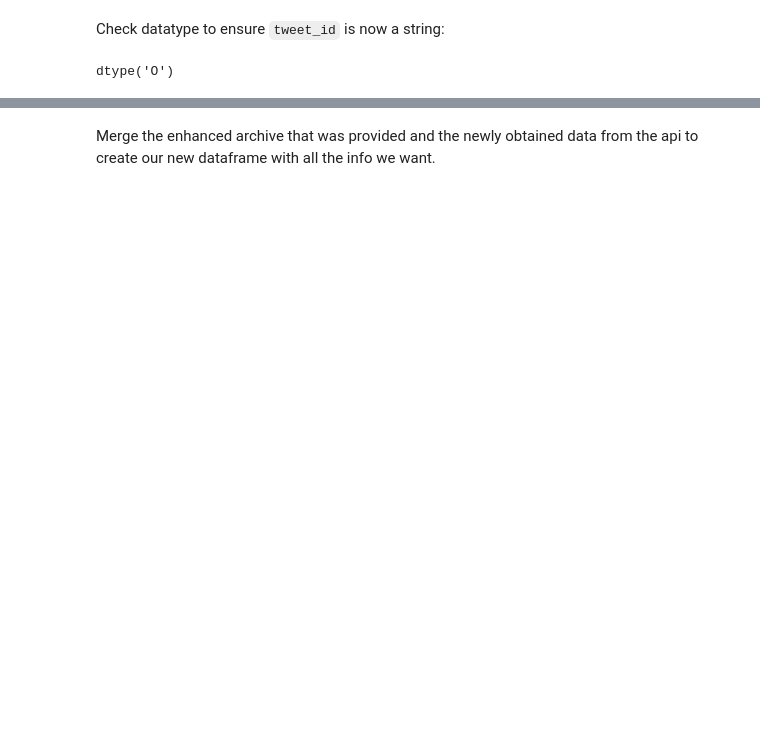
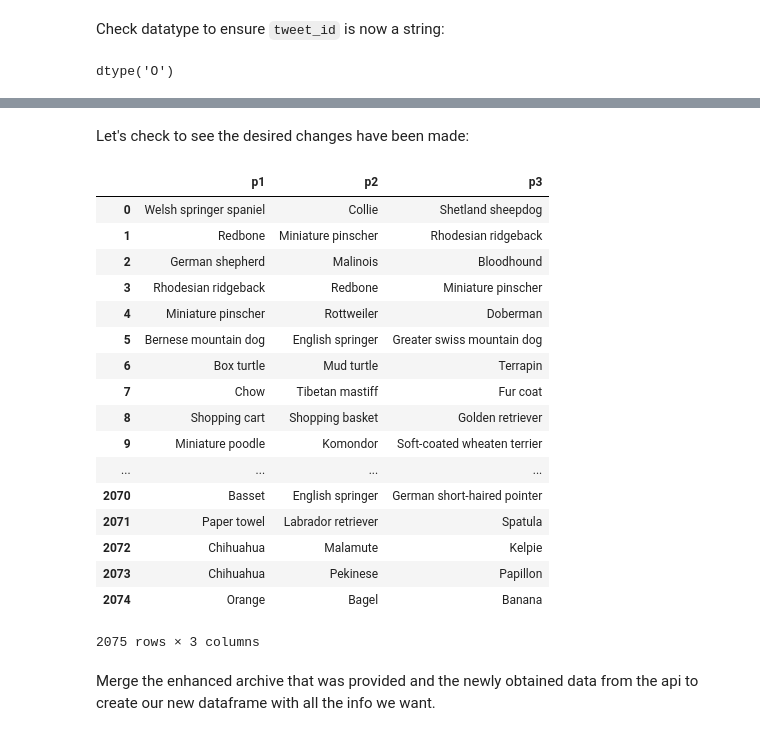
Before and after one commit to luketibbott/weratedogs, a Jupyter notebook: we-rate-dogs-wrangle.ipynb, the cells around one changed output, grey strips where cells are left out. Saved outputs shown, nothing was run; the diff lists cells and outputs as text; code cells hidden in the pictures; blank space fills up the shorter version.

```diff
--- a/we-rate-dogs-wrangle.ipynb
+++ b/we-rate-dogs-wrangle.ipynb
@@ -419,3 +489,31 @@ dtype('O')
+# %%
+to_fix = ['p1', 'p2', 'p3']
+
+for col in to_fix:
+    ip_clean[col] = ip_clean[col].str.replace('_', ' ').str.capitalize()
+# %% [markdown]
+Let's check to see the desired changes have been made:
+# %%
+ip_clean[['p1', 'p2', 'p3']]
+# %% [output]
+|  | p1 | p2 | p3 |
+| 0 | Welsh springer spaniel | Collie | Shetland sheepdog |
+| 1 | Redbone | Miniature pinscher | Rhodesian ridgeback |
+| 2 | German shepherd | Malinois | Bloodhound |
+| 3 | Rhodesian ridgeback | Redbone | Miniature pinscher |
+| 4 | Miniature pinscher | Rottweiler | Doberman |
+| 5 | Bernese mountain dog | English springer | Greater swiss mountain dog |
+| 6 | Box turtle | Mud turtle | Terrapin |
+| 7 | Chow | Tibetan mastiff | Fur coat |
+| 8 | Shopping cart | Shopping basket | Golden retriever |
+| 9 | Miniature poodle | Komondor | Soft-coated wheaten terrier |
+| ... | ... | ... | ... |
+| 2070 | Basset | English springer | German short-haired pointer |
+| 2071 | Paper towel | Labrador retriever | Spatula |
+| 2072 | Chihuahua | Malamute | Kelpie |
+| 2073 | Chihuahua | Pekinese | Papillon |
+| 2074 | Orange | Bagel | Banana |
+2075 rows × 3 columns
 # %% [markdown]
 Merge the enhanced archive that was provided and the newly obtained data from the api to create our new dataframe with all the info we want.
 # %%
```
Also changed, not shown: parts of 26 cells of this notebook.
